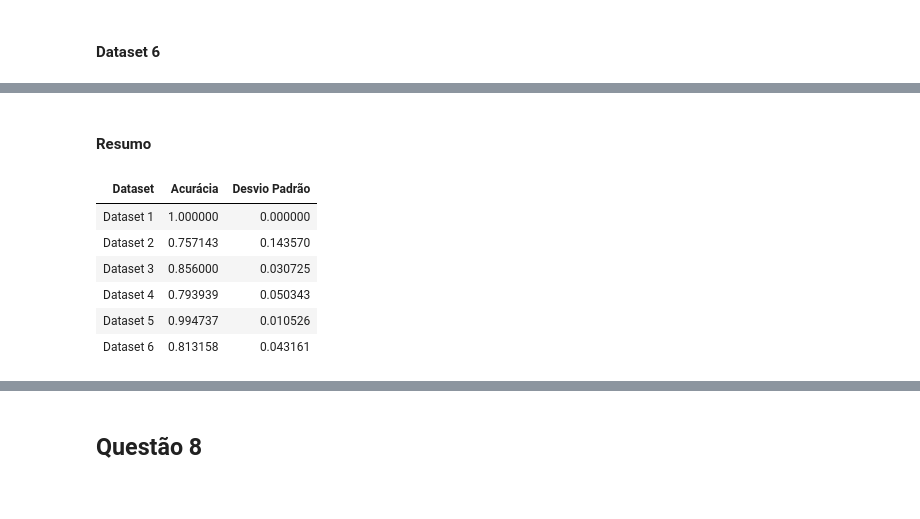
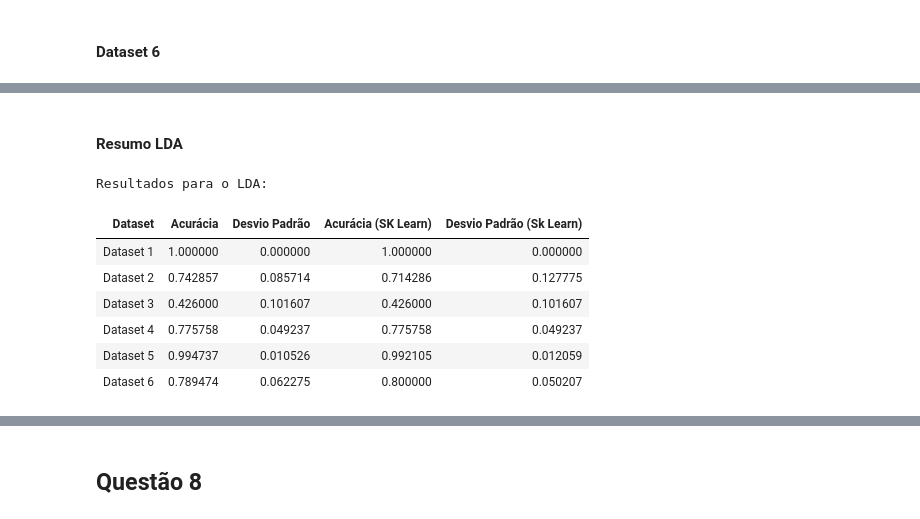
Before and after one commit to DimitriLeandro/MachineLearningUFABC, a Jupyter notebook: Atividade1/ML-Exerc01.ipynb, the cells around one changed output, grey strips where cells are left out. Cells and saved outputs as stored; diff of their text form; code cells hidden in the pictures.

Commit message:
Adicionando QDA e comparações com SK Learn na questão 7

```diff
--- a/Atividade1/ML-Exerc01.ipynb
+++ b/Atividade1/ML-Exerc01.ipynb
@@ -151,9 +150,9 @@ Taxa de Erros: 0.15800000000000003
 #### Itens A e B
 # %%
 # MEDIAS E DESVIOS PADRAO
-mediapXWa   = 7
+mediapXWa   = d2
 desvPadpXWa = 1
-mediapXWb   = 7
+mediapXWb   = d2
 desvPadpXWb = 4
 
 # PROBABILIDADE DE SER DE CADA CLASSE
@@ -898,13 +1072,15 @@ Acurácia: 0.8131578947368421 +- 0.04316110386014927
 # %% [markdown]
-#### Resumo
+#### Resumo LDA
 # %%
-dataframeResumoLDA = pd.DataFrame(data=matrizResultadosLDA, columns=["Dataset", "Acurácia", "Desvio Padrão"])
+print("Resultados para o LDA:")
+dataframeResumoLDA = pd.DataFrame(data=matrizResultadosLDA, columns=["Dataset", "Acurácia", "Desvio Padrão", "Acurácia (SK Learn)", "Desvio Padrão (Sk Learn)"])
 dataframeResumoLDA.style.hide_index()
 # %% [output]
+Resultados para o LDA:
-| Dataset | Acurácia | Desvio Padrão |
-| Dataset 1 | 1.000000 | 0.000000 |
-| Dataset 2 | 0.757143 | 0.143570 |
-| Dataset 3 | 0.856000 | 0.030725 |
-| Dataset 4 | 0.793939 | 0.050343 |
-| Dataset 5 | 0.994737 | 0.010526 |
-| Dataset 6 | 0.813158 | 0.043161 |
+| Dataset | Acurácia | Desvio Padrão | Acurácia (SK Learn) | Desvio Padrão (Sk Learn) |
+| Dataset 1 | 1.000000 | 0.000000 | 1.000000 | 0.000000 |
+| Dataset 2 | 0.742857 | 0.085714 | 0.714286 | 0.127775 |
+| Dataset 3 | 0.426000 | 0.101607 | 0.426000 | 0.101607 |
+| Dataset 4 | 0.775758 | 0.049237 | 0.775758 | 0.049237 |
+| Dataset 5 | 0.994737 | 0.010526 | 0.992105 | 0.012059 |
+| Dataset 6 | 0.789474 | 0.062275 | 0.800000 | 0.050207 |
```
Also changed, not shown: parts of 21 cells of this notebook, 1 other file.
